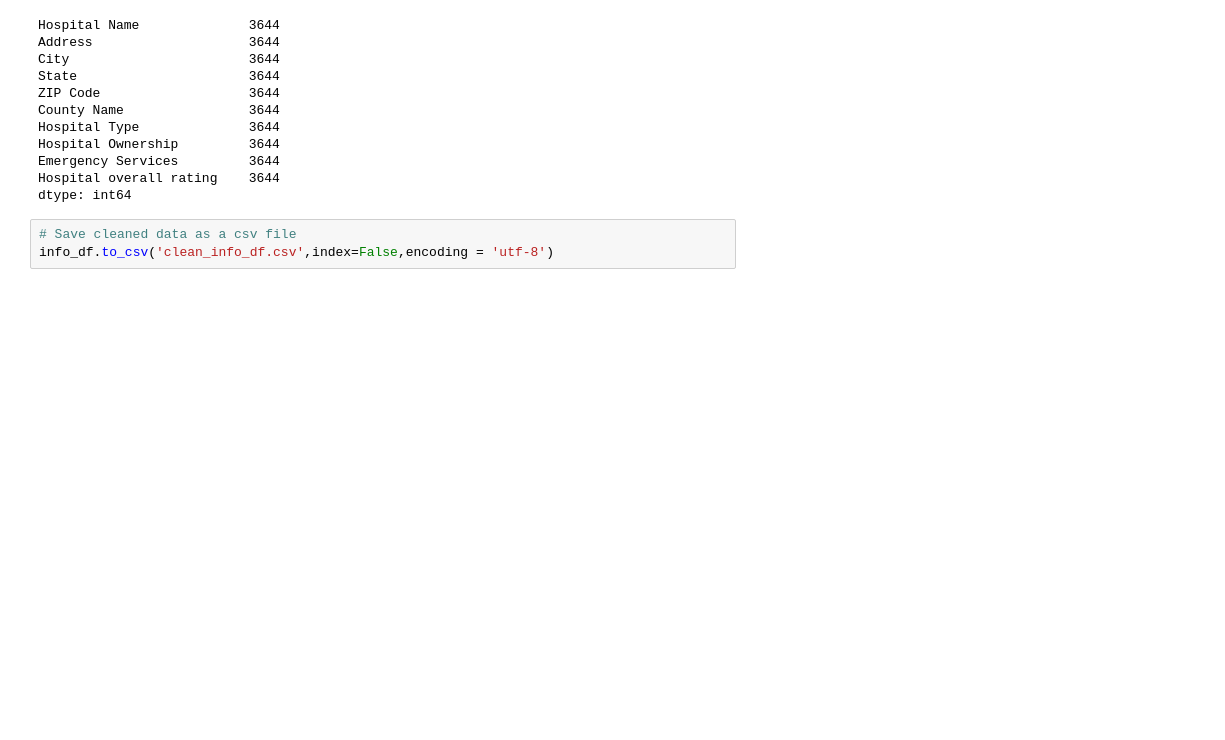
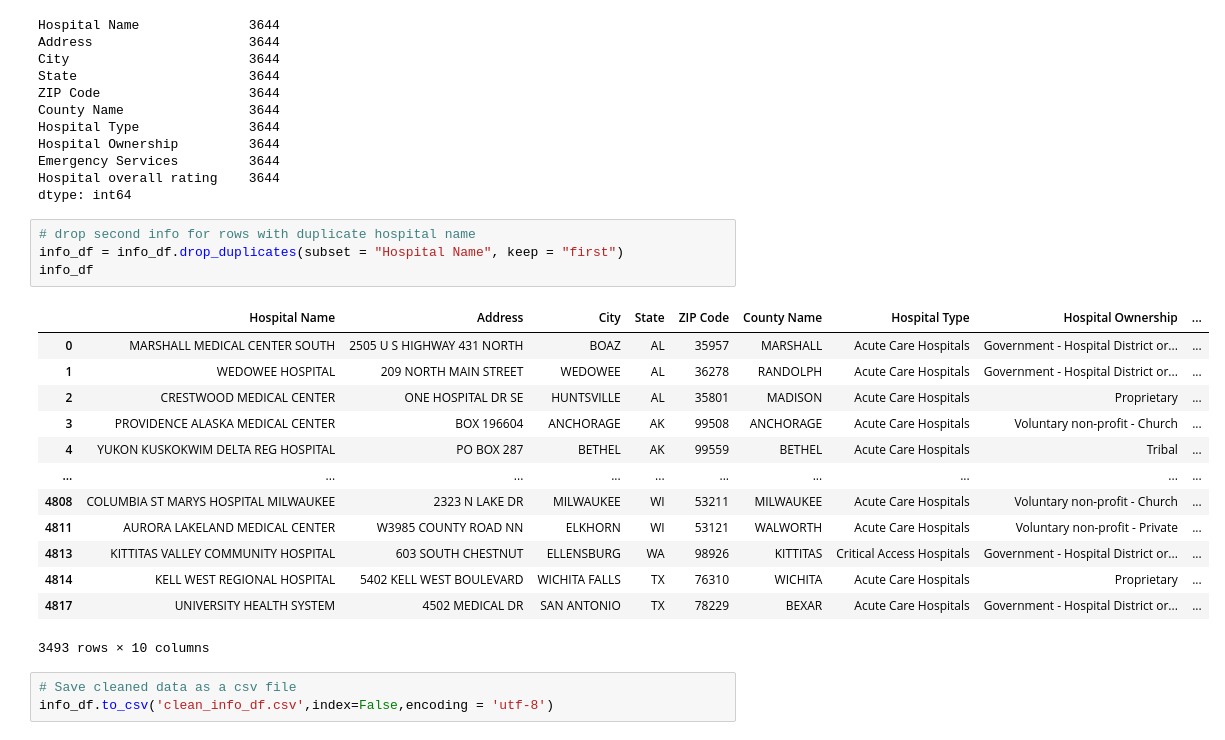
Before and after one commit to sydneysteele03/project-3, a Jupyter notebook: hospital_info.ipynb, the cells around one changed output. Saved outputs shown, nothing was run; the diff lists cells and outputs as text; blank space fills up the shorter version.

Commit message:
removing duplicates in csv from duplicate hospital names

```diff
--- a/hospital_info.ipynb
+++ b/hospital_info.ipynb
@@ -100,6 +100,24 @@ Hospital Ownership         3644
 Emergency Services         3644
 Hospital overall rating    3644
 dtype: int64
+# %%
+# drop second info for rows with duplicate hospital name
+info_df = info_df.drop_duplicates(subset = "Hospital Name", keep = "first")
+info_df
+# %% [output]
+|  | Hospital Name | Address | City | State | ZIP Code | County Name | Hospital Type | Hospital Ownership | ... |
+| 0 | MARSHALL MEDICAL CENTER SOUTH | 2505 U S HIGHWAY 431 NORTH | BOAZ | AL | 35957 | MARSHALL | Acute Care Hospitals | Government - Hospital District or... | ... |
+| 1 | WEDOWEE HOSPITAL | 209 NORTH MAIN STREET | WEDOWEE | AL | 36278 | RANDOLPH | Acute Care Hospitals | Government - Hospital District or... | ... |
+| 2 | CRESTWOOD MEDICAL CENTER | ONE HOSPITAL DR SE | HUNTSVILLE | AL | 35801 | MADISON | Acute Care Hospitals | Proprietary | ... |
+| 3 | PROVIDENCE ALASKA MEDICAL CENTER | BOX 196604 | ANCHORAGE | AK | 99508 | ANCHORAGE | Acute Care Hospitals | Voluntary non-profit - Church | ... |
+| 4 | YUKON KUSKOKWIM DELTA REG HOSPITAL | PO BOX 287 | BETHEL | AK | 99559 | BETHEL | Acute Care Hospitals | Tribal | ... |
+| ... | ... | ... | ... | ... | ... | ... | ... | ... | ... |
+| 4808 | COLUMBIA ST MARYS HOSPITAL MILWAUKEE | 2323 N LAKE DR | MILWAUKEE | WI | 53211 | MILWAUKEE | Acute Care Hospitals | Voluntary non-profit - Church | ... |
+| 4811 | AURORA LAKELAND MEDICAL CENTER | W3985 COUNTY ROAD NN | ELKHORN | WI | 53121 | WALWORTH | Acute Care Hospitals | Voluntary non-profit - Private | ... |
+| 4813 | KITTITAS VALLEY COMMUNITY HOSPITAL | 603 SOUTH CHESTNUT | ELLENSBURG | WA | 98926 | KITTITAS | Critical Access Hospitals | Government - Hospital District or... | ... |
+| 4814 | KELL WEST REGIONAL HOSPITAL | 5402 KELL WEST BOULEVARD | WICHITA FALLS | TX | 76310 | WICHITA | Acute Care Hospitals | Proprietary | ... |
+| 4817 | UNIVERSITY HEALTH SYSTEM | 4502 MEDICAL DR | SAN ANTONIO | TX | 78229 | BEXAR | Acute Care Hospitals | Government - Hospital District or... | ... |
+3493 rows × 10 columns
 # %%
 # Save cleaned data as a csv file
 info_df.to_csv('clean_info_df.csv',index=False,encoding = 'utf-8')
```
Also changed, not shown: parts of 1 cell of this notebook, 4 other files.
